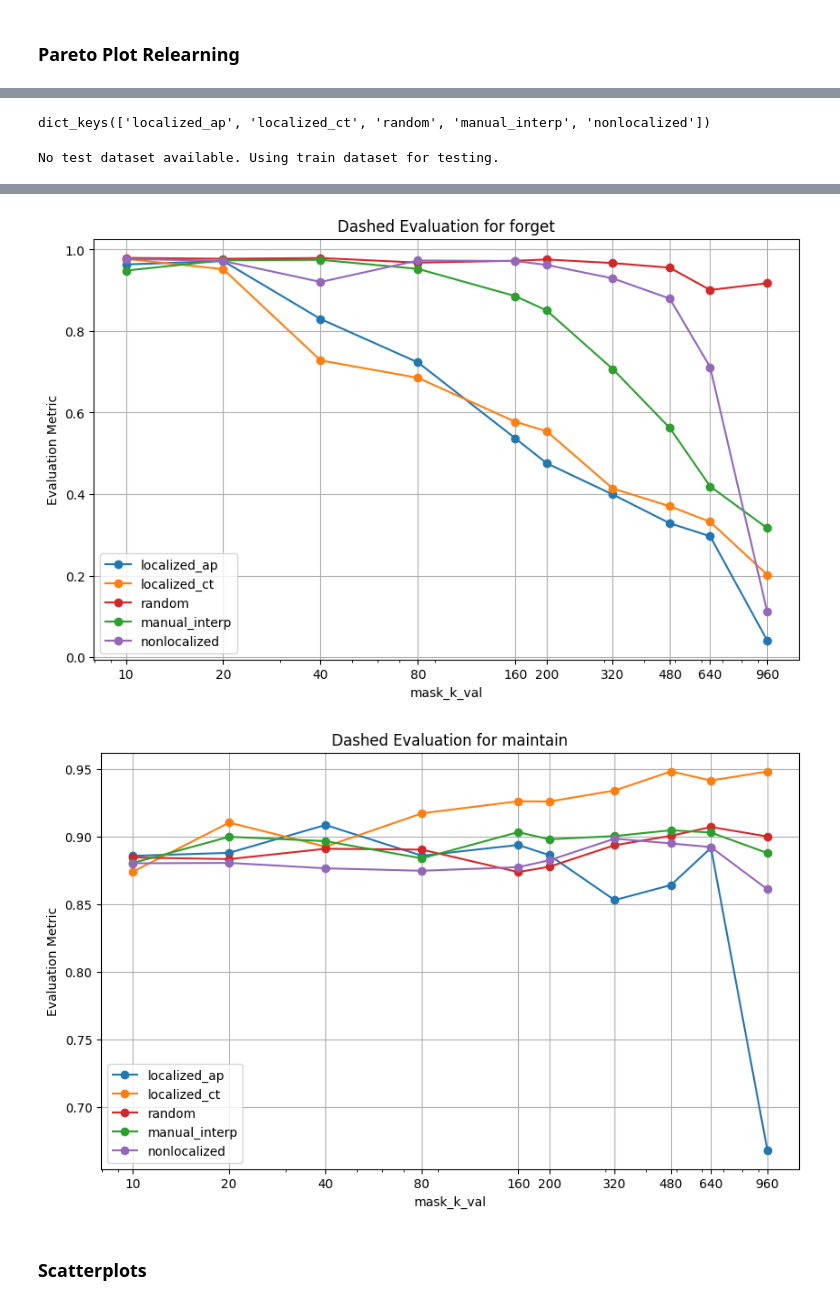
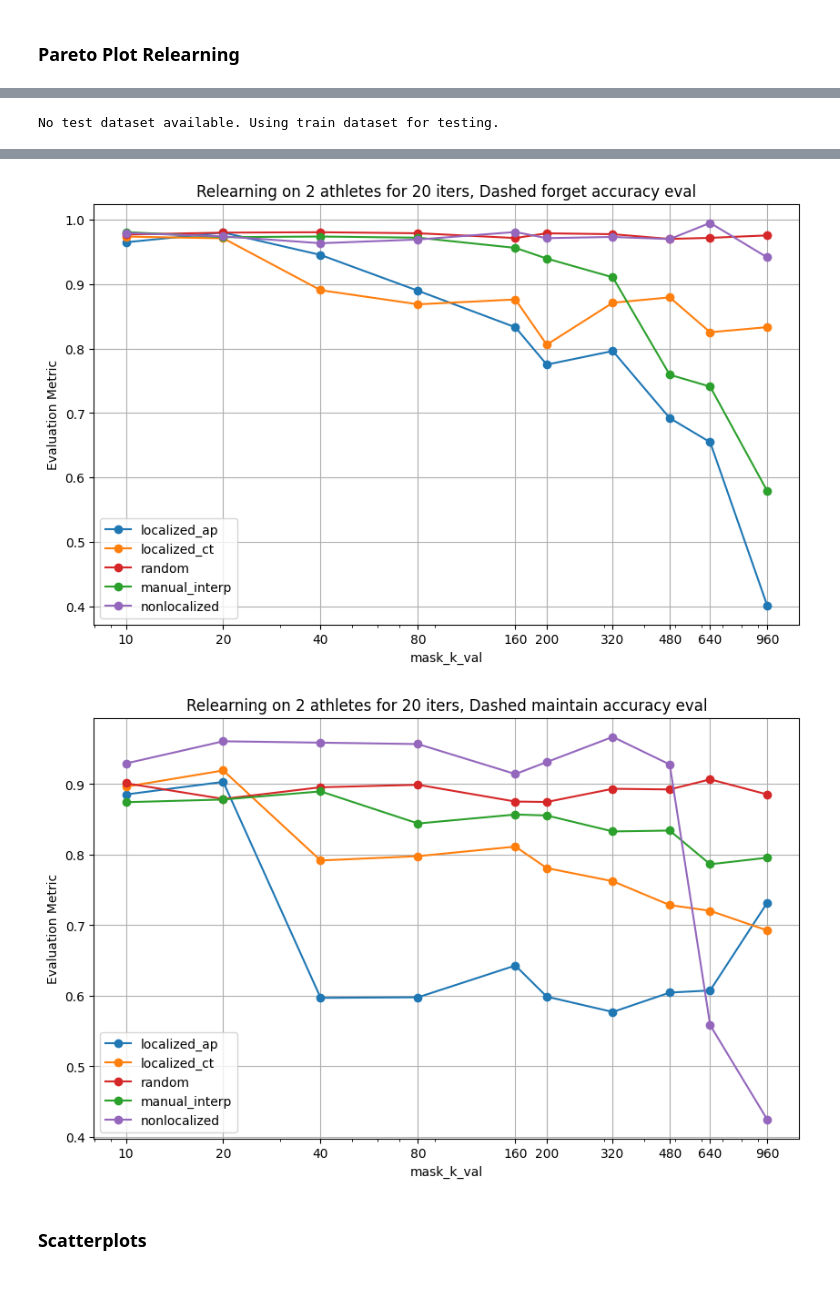
Before and after one commit to magikarp01/mechanistic-unlearning, a Jupyter notebook: neuron_cb_relearning.ipynb, the cells around one changed output, grey strips where cells are left out. Saved outputs shown, nothing was run; the diff lists cells and outputs as text; code cells hidden in the pictures.

Commit message:
Got good relearning results

```diff
--- a/neuron_cb_relearning.ipynb
+++ b/neuron_cb_relearning.ipynb
@@ -453,7 +469,7 @@ def do_relearning(model, mask, train_tasks, n_iters, finetune_mask=True, finetun
     if learning_kwargs['use_cosine']:
         scheduler = torch.optim.lr_scheduler.CosineAnnealingLR(optimizer=optimizer, T_max=n_iters)
 
-    for i in tqdm(range(n_iters)):
+    for i in range(n_iters):
         optimizer.zero_grad()
         for task, task_weight in train_tasks.values():
             loss = task.get_train_loss(model) * task_weight
@@ -487,28 +552,0 @@ def do_relearning(model, mask, train_tasks, n_iters, finetune_mask=True, finetun
-# %%
-mask = mask_init_funcs["localized_ap"](model)
-mask.cuda()
-
-mask.undiscretize()
-mask.discretize_topk(200)
-mask.merge_discretizations()
-
-relearn_basketball = SportsTask(batch_size=2, tokenizer=tokenizer, forget_sport_subset={"basketball"}, forget_player_subset=1, train_test_split=False, is_forget_dataset=True)
-pile = PileTask(batch_size=8, tokenizer=tokenizer, ctx_length=256, shuffle=True, buffer_size=1000)
-
-print(f"Before relearning, {relearn_basketball.get_test_loss(model)=}, {pile.get_test_loss(model)=}")
-
-train_tasks = {"relearn_athletes": (relearn_basketball, .1), "pile": (train_pile, 1)}
-do_relearning(model, mask, train_tasks, n_iters=5, finetune_mask=True, finetune_lora=False, learning_kwargs={'lr': 1e-2, 'weight_decay': 0, 'use_cosine': True})
-
-tot_num_zeros = 0
-tot_num_ones = 0
-for param in mask.masks:
-    print(f"{param} tot values is {mask.masks[param].sum()=}, num zeros is {(mask.masks[param] == 0).sum()}, num ones is {(mask.masks[param] == 1).sum()}")
-    tot_num_zeros += (mask.masks[param] == 0).sum()
-    tot_num_ones += (mask.masks[param] == 1).sum()
-
-print(f"\n\nAcross all masks, {tot_num_zeros=}, {tot_num_ones=}")
-
-mask.cpu()
-model.reset_hooks()
-del mask
@@ -535,15 +553,11 @@ Across all masks, tot_num_zeros=tensor(101, device='cuda:0'), tot_num_ones=tenso
-# %%
-mask_init_funcs.keys()
-# %% [output]
-dict_keys(['localized_ap', 'localized_ct', 'random', 'manual_interp', 'nonlocalized'])
 # %%
 n_eval_iters = 15
-n_relearn_iters = 5
+n_relearn_iters = 20
 n_relearn_athletes = 2
 
 relearn_sport = SportsTask(batch_size=n_relearn_athletes, tokenizer=tokenizer, forget_sport_subset={"basketball"}, forget_player_subset=n_relearn_athletes, train_test_split=False, is_forget_dataset=True)
 pile = PileTask(batch_size=8, tokenizer=tokenizer, ctx_length=256, shuffle=True, buffer_size=1000)
-train_tasks = {"relearn_athletes": (relearn_sport, .1), "pile": (train_pile, 1)}
+train_tasks = {"relearn_athletes": (relearn_sport, .2), "pile": (train_pile, 1)}
 
 from tasks.facts.SportsTaskAdversarial import adversarial_sports_eval_redo
 
@@ -600,7 +614,7 @@ import numpy as np
 color_scheme = {"localized_ap": "C0", "localized_ct": "C1", "manual_interp": "C2", "random": "C3", "nonlocalized": "C4"}
 
 
-def plot_nested_evaluations_with_checks(all_evals, eval_type, nested_key, mask_k_vals=None):
+def plot_nested_evaluations_with_checks(all_evals, eval_type, nested_key, mask_k_vals=None, title=None):
     plt.figure(figsize=(10, 6))
     if mask_k_vals is None:
         mask_k_vals = sorted(next(iter(all_evals.values())).keys())  # Assuming all have the same k values
@@ -616,7 +630,10 @@ def plot_nested_evaluations_with_checks(all_evals, eval_type, nested_key, mask_k
 
     plt.xlabel('mask_k_val')
     plt.ylabel('Evaluation Metric')
-    plt.title(f'{eval_type} Evaluation for {nested_key}')
+    if title is None:
+        plt.title(f'{eval_type} Evaluation for {nested_key}')
+    else:
+        plt.title(title)
     plt.legend()
     plt.grid(True)
     plt.xscale('log')  # Set x-axis to logarithmic scale
@@ -632,5 +649,5 @@ def plot_nested_evaluations_with_checks(all_evals, eval_type, nested_key, mask_k
 # Plotting adversarial evaluations
 for eval_type in ['Normal', 'MC', 'Capitalized', 'Dashed']:
     for sport in ['forget', 'maintain']:
-        plot_nested_evaluations_with_checks(relearning_adversarial_results, eval_type, sport, mask_k_vals=mask_k_vals)
+        plot_nested_evaluations_with_checks(relearning_adversarial_results, eval_type, sport, mask_k_vals=mask_k_vals, title=f'Relearning on {n_relearn_athletes} athletes for {n_relearn_iters} iters, {eval_type} {sport} accuracy eval')
 # %% [output]
@@ -643,5 +660,5 @@ for eval_type in ['Normal', 'MC', 'Capitalized', 'Dashed']:
-[figure, old version]
+[figure, new version]
-[figure, old version]
+[figure, new version]
 # %% [markdown]
 ### Scatterplots
 # %%
```
Also changed, not shown: parts of 5 cells of this notebook, 5 other files.
